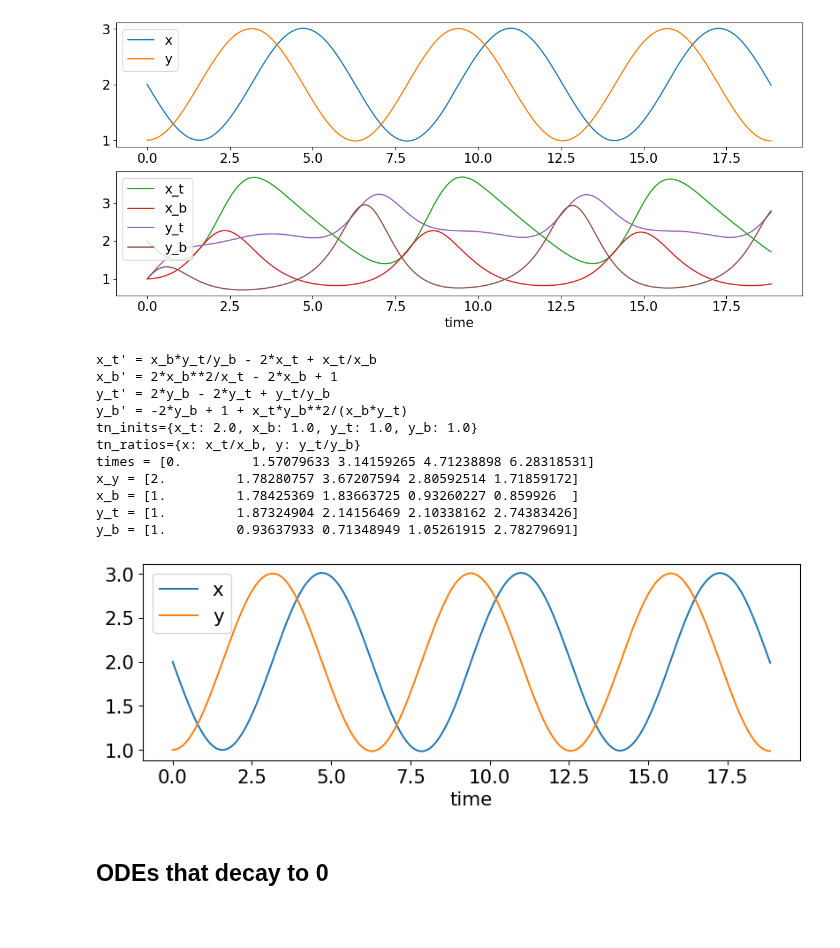
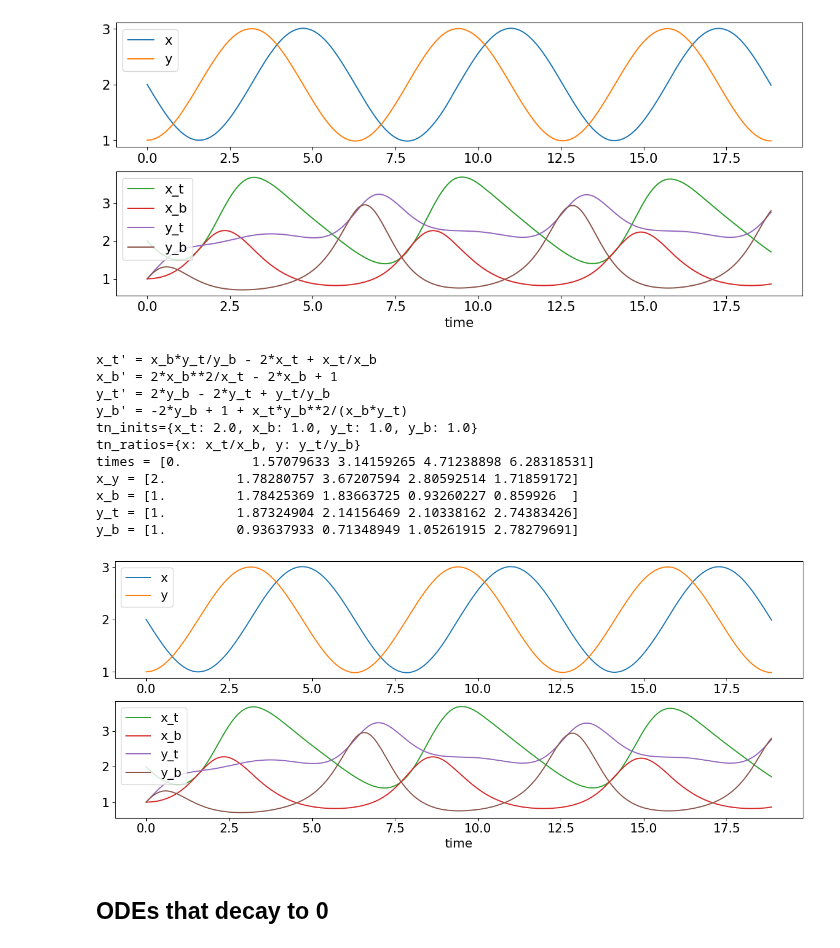
Before and after one commit to UC-Davis-molecular-computing/ode2tn, a Jupyter notebook: notebook.ipynb, the cells around one changed output. Saved outputs shown, nothing was run; the diff lists cells and outputs as text; code cells hidden in the pictures; blank space fills up the shorter version.

```diff
--- a/notebook.ipynb
+++ b/notebook.ipynb
@@ -66,35 +66,39 @@ inits = { # inits maps each symbol to its initial value
 }
 gamma = 2 # uniform decay constant; should be set sufficiently large that ???
 beta = 1 # constant introduced to keep values from going to infinity or 0
 t_eval = np.linspace(0, 6*pi, 1000)
 tn_odes, tn_inits, tn_ratios = ode2tn(odes, inits, gamma=gamma, beta=beta)
 for sym, expr in tn_odes.items():
     print(f"{sym}' = {expr}")
 print(f'{tn_inits=}')
 print(f'{tn_ratios=}')
 
-plot_tn(odes, inits, gamma=gamma, beta=beta, t_eval=t_eval)
+# two subplots: first shows variables x,y (i.e., is plotting the computed values x_t/x_b and y_t/y_b)
+# second subplot shows underlying transcription factor variables x_t, x_b, y_t, y_b
+plot_tn(odes, inits, gamma=gamma, beta=beta, t_eval=t_eval, figure_size=(16,6), symbols_to_plot=[[x,y], list(tn_odes.keys())])
+import matplotlib.pyplot as plt
+plt.savefig("sine-cosine-plot.pdf", format="pdf", bbox_inches="tight")
 
 t_eval = np.linspace(0, 2*pi, 5)
 sol = gp.integrate_odes(tn_odes, tn_inits, t_eval)
 print(f'times = {sol.t}')
 print(f'x_y = {sol.y[0]}')
 print(f'x_b = {sol.y[1]}')
 print(f'y_t = {sol.y[2]}')
 print(f'y_b = {sol.y[3]}')
 # %% [output]
 x_t' = x_b*y_t/y_b - 2*x_t + x_t/x_b
 x_b' = 2*x_b**2/x_t - 2*x_b + 1
 y_t' = 2*y_b - 2*y_t + y_t/y_b
 y_b' = -2*y_b + 1 + x_t*y_b**2/(x_b*y_t)
 tn_inits={x_t: 2.0, x_b: 1.0, y_t: 1.0, y_b: 1.0}
 tn_ratios={x: x_t/x_b, y: y_t/y_b}
 times = [0.         1.57079633 3.14159265 4.71238898 6.28318531]
 x_y = [2.         1.78280757 3.67207594 2.80592514 1.71859172]
 x_b = [1.         1.78425369 1.83663725 0.93260227 0.859926  ]
 y_t = [1.         1.87324904 2.14156469 2.10338162 2.74383426]
 y_b = [1.         0.93637933 0.71348949 1.05261915 2.78279691]
-[figure, old version]
+[figure, new version]
 # %% [markdown]
 ## ODEs that decay to 0
 # %%
```
Also changed, not shown: parts of 1 cell of this notebook, 1 other file.
